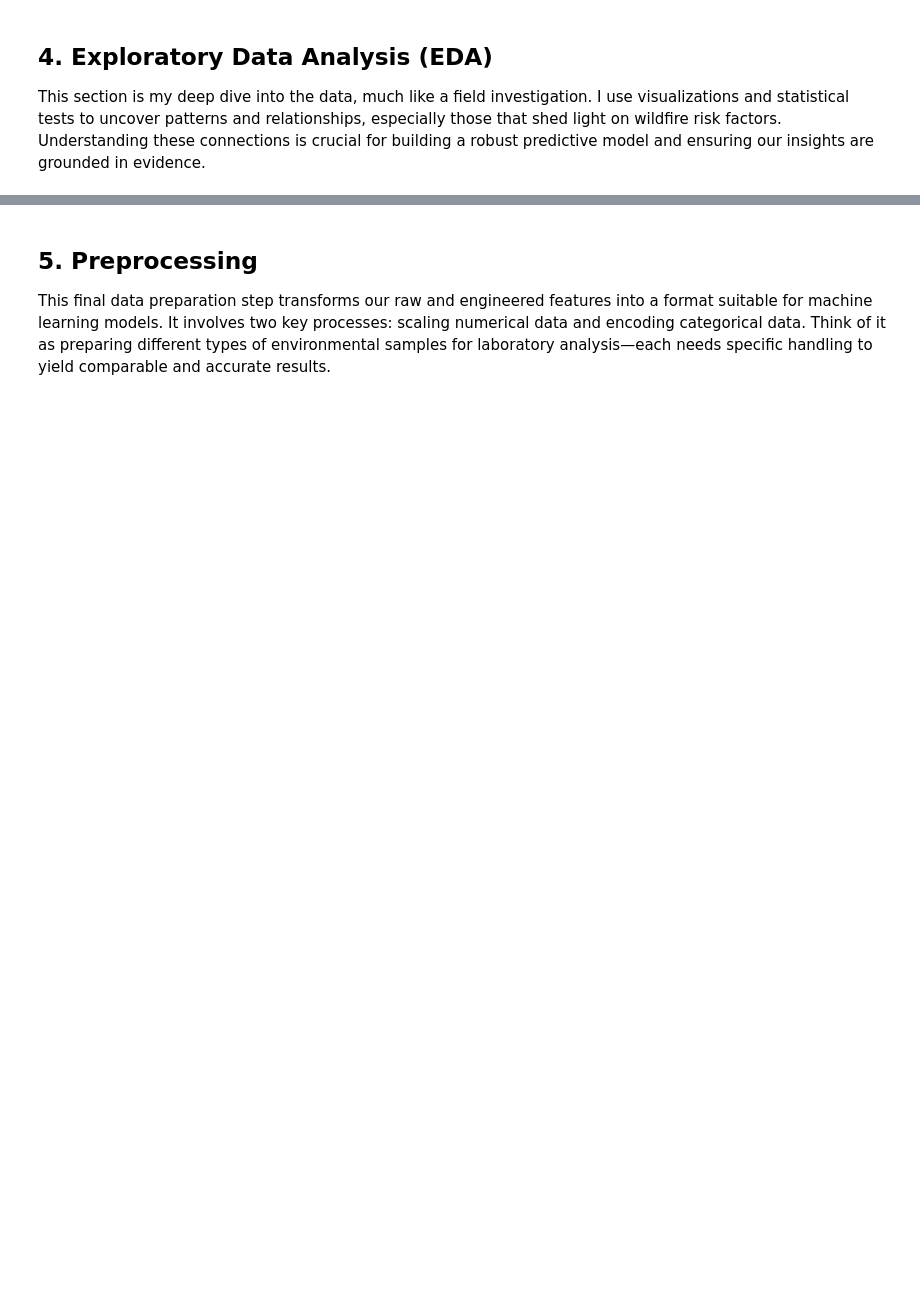
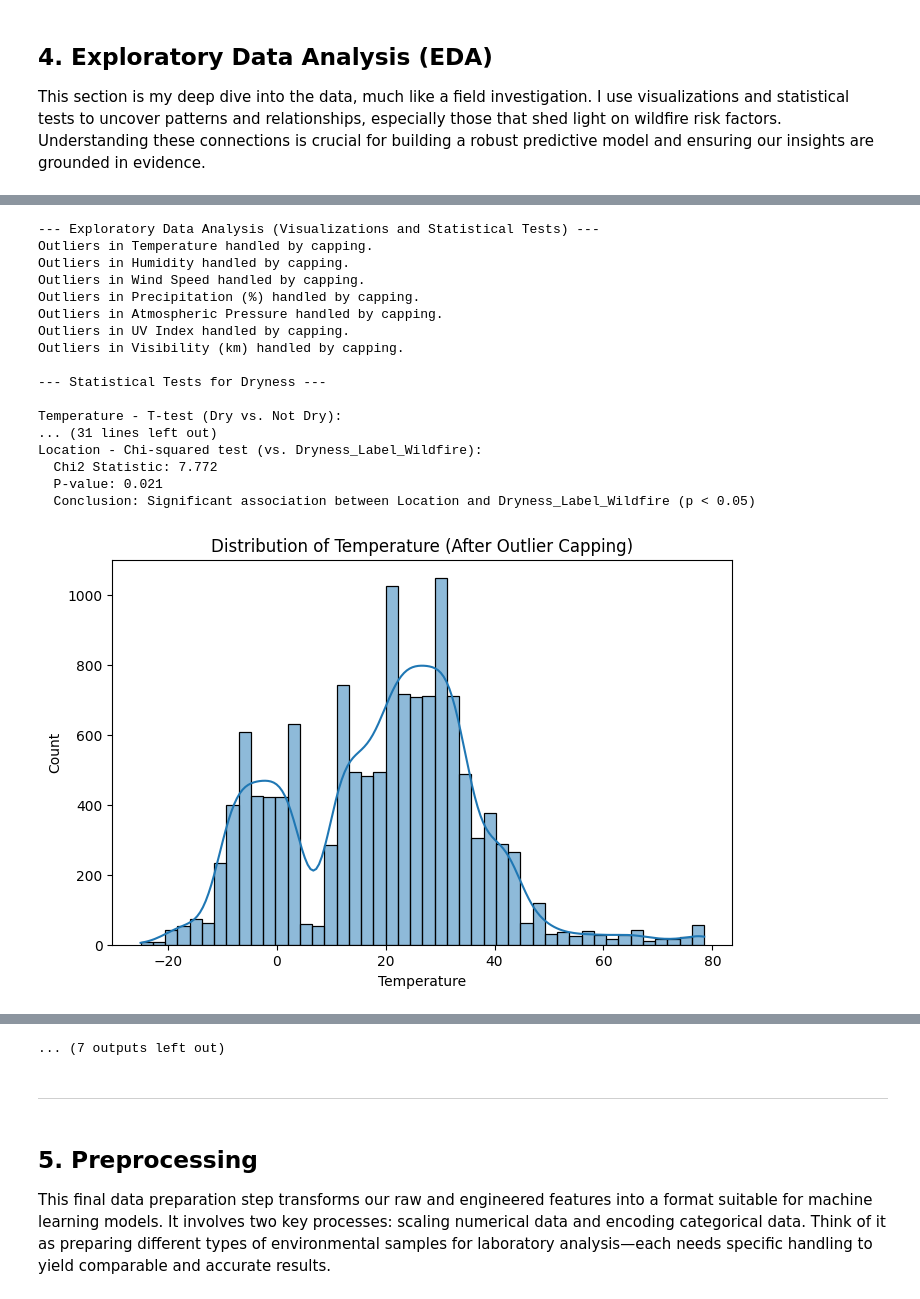
Before and after one commit to ALOBlack19/ML_Weather-Wildfires-Avoidance, a Jupyter notebook: weather_classification_analysis_final.ipynb, the cells around one changed output, grey strips where cells are left out. Cells and saved outputs as stored; diff of their text form; code cells hidden in the pictures; blank space fills up the shorter version.

```diff
--- a/weather_classification_analysis_final.ipynb
+++ b/weather_classification_analysis_final.ipynb
@@ -152,15 +168,15 @@ This section is my deep dive into the data, much like a field investigation. I u
 print("\n--- Exploratory Data Analysis (Visualizations and Statistical Tests) ---")
 
 # Identify numerical and categorical features
-numerical_features = X.select_dtypes(include=np.number).columns
-categorical_features = X.select_dtypes(include="object").columns
+numerical_features = x.select_dtypes(include=np.number).columns
+categorical_features = x.select_dtypes(include="object").columns
 
 # Outlier Handling (Capping using IQR method)
 # This approach helps to mitigate the impact of extreme values without removing data points,
 # which is often preferred in environmental data where outliers might represent real, albeit rare, events.
 for col in numerical_features:
-    Q1 = df[col].quantile(0.25)
-    Q3 = df[col].quantile(0.75)
+    Q1 = df[col].quantile(0.20)
+    Q3 = df[col].quantile(0.80)
     IQR = Q3 - Q1
     lower_bound = Q1 - 1.5 * IQR
     upper_bound = Q3 + 1.5 * IQR
@@ -173,14 +189,14 @@ for col in numerical_features:
     plt.figure(figsize=(8, 5))
     sns.histplot(df[col], kde=True)
     plt.title(f"Distribution of {col} (After Outlier Capping)")
-    plt.show()
+    #plt.show()
 
 # Box plots for numerical features comparing with Dryness_Label_Wildfire feature
 for col in numerical_features:
     plt.figure(figsize=(8, 5))
     sns.boxplot(x=df["Dryness_Label_Wildfire"], y=df[col])
     plt.title(f"{col} by Dryness Label for Wildfire (After Outlier Capping)")
-    plt.show()
+    #plt.show()
 
 # Plots for categorical features
 for col in categorical_features:
@@ -188,14 +204,14 @@ for col in categorical_features:
     sns.countplot(data=df, y=col, hue="Dryness_Label_Wildfire", order = df[col].value_counts().index)
     plt.title(f"Count of {col} by Dryness Label for Wildfire")
     plt.tight_layout()
-    plt.show()
+    #plt.show()
 
 # Correlation heatmap
 plt.figure(figsize=(12, 10))
 correlation_matrix = df[numerical_features].corr()
 sns.heatmap(correlation_matrix, annot=True, cmap="coolwarm", fmt=".2f")
 plt.title("Correlation Heatmap of Numerical Features")
-plt.show()
+#plt.show()
 
 # --- Statistical Tests for Dryness ---
 print("\n--- Statistical Tests for Dryness ---")
@@ -204,30 +220,49 @@ dry_group = df[df["Dryness_Label_Wildfire"] == "Dry"]
 not_dry_group = df[df["Dryness_Label_Wildfire"] == "Not Dry"]
 
 # T-tests for key numerical features (Temperature, Humidity, Precipitation (%), Wind Speed)
 # to see if their means are significantly different between Dry and Not Dry groups.
 # Assuming data is not strictly normal, but t-test is robust for large samples.
 # For non-normal data, Mann-Whitney U test could be used.
 key_fwi_features = ["Temperature", "Humidity", "Precipitation (%)", "Wind Speed"]
 
 for feature in key_fwi_features:
     stat, p = stats.ttest_ind(dry_group[feature], not_dry_group[feature], equal_var=False) # t-test
     print(f"\n{feature} - T-test (Dry vs. Not Dry):")
     print(f"  Statistic: {stat:.3f}")
     print(f"  P-value: {p:.3f}")
     if p < 0.05:
         print(f"  Conclusion: Significant difference in {feature} between Dry and Not Dry groups (p < 0.05)")
     else:
         print(f"  Conclusion: No significant difference in {feature} between Dry and Not Dry groups (p >= 0.05)")
 
 # Chi-squared test for categorical features (Season, Location, Cloud Cover) vs. Dryness_Label_Wildfire
 print("\n--- Chi-squared Tests for Categorical Features vs. Dryness ---")
 for feature in categorical_features:
     contingency_table = pd.crosstab(df[feature], df["Dryness_Label_Wildfire"])
     chi2, p, dof, expected = stats.chi2_contingency(contingency_table)
     print(f"\n{feature} - Chi-squared test (vs. Dryness_Label_Wildfire):")
     print(f"  Chi2 Statistic: {chi2:.3f}")
     print(f"  P-value: {p:.3f}")
     if p < 0.05:
         print(f"  Conclusion: Significant association between {feature} and Dryness_Label_Wildfire (p < 0.05)")
     else:
         print(f"  Conclusion: No significant association between {feature} and Dryness_Label_Wildfire (p >= 0.05)")
+# %% [output]
+--- Exploratory Data Analysis (Visualizations and Statistical Tests) ---
+Outliers in Temperature handled by capping.
+Outliers in Humidity handled by capping.
+Outliers in Wind Speed handled by capping.
+Outliers in Precipitation (%) handled by capping.
+Outliers in Atmospheric Pressure handled by capping.
+Outliers in UV Index handled by capping.
+Outliers in Visibility (km) handled by capping.
+
+--- Statistical Tests for Dryness ---
+
+Temperature - T-test (Dry vs. Not Dry):
+... (31 lines left out)
+Location - Chi-squared test (vs. Dryness_Label_Wildfire):
+  Chi2 Statistic: 7.772
+  P-value: 0.021
+  Conclusion: Significant association between Location and Dryness_Label_Wildfire (p < 0.05)
+[figure, added]
@@ -234,3 +279,6 @@ for feature in categorical_features:
+... (7 outputs left out)
+# %% [markdown]
+---
 # %% [markdown]
 
 ## 5. Preprocessing
```
Also changed, not shown: parts of 62 cells of this notebook.
